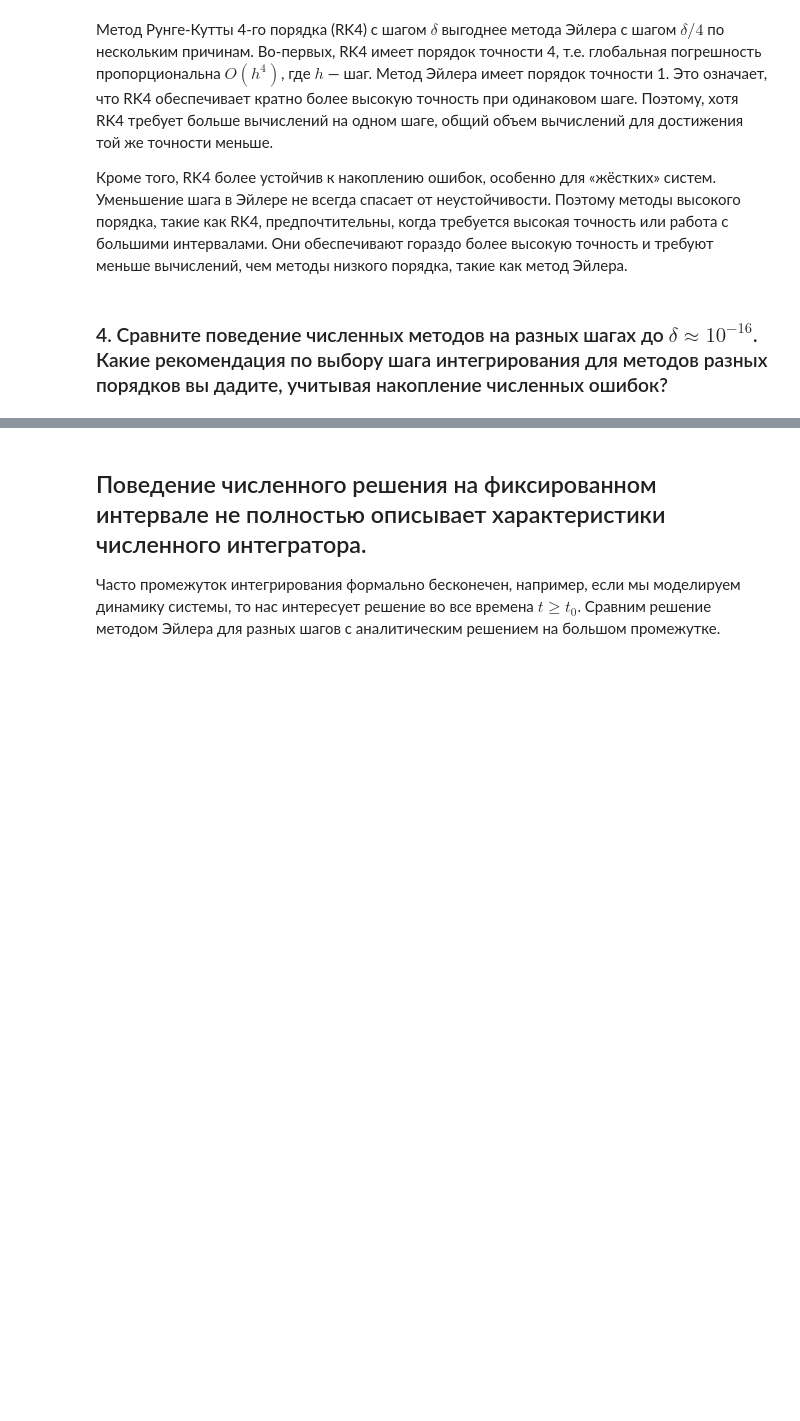
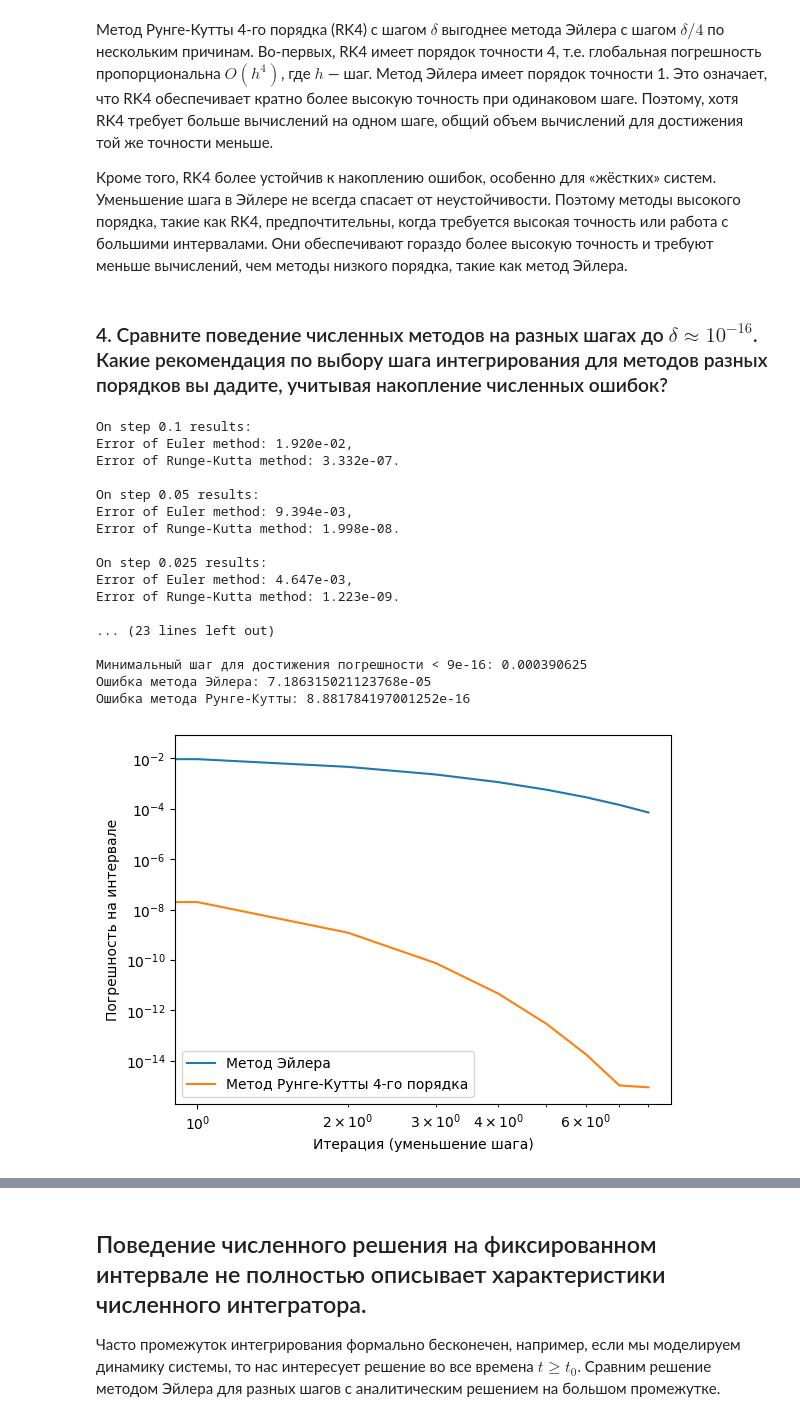
Before and after one commit to dyed-eye/numerical-methods, a Jupyter notebook: 7. Integrators.ipynb, the cells around one changed output, grey strips where cells are left out. Saved outputs shown, nothing was run; the diff lists cells and outputs as text; code cells hidden in the pictures; blank space fills up the shorter version.

```diff
--- a/7. Integrators.ipynb
+++ b/7. Integrators.ipynb
@@ -610,39 +610,76 @@ print(f"Рунге-Кутты 4: {time_rk4.average:.4f} сек")
 # %% [markdown]
 ### 4. Сравните поведение численных методов на разных шагах до $\delta\approx 10^{-16}$. Какие рекомендация по выбору шага интегрирования для методов разных порядков вы дадите, учитывая накопление численных ошибок?
 # %%
+y_exact_exp = lambda t: np.exp(-t)
+
+def f_exp(t, y):
+    return -y
+
+def run_integration(h):
+    N = int(T / h)
+    y_euler = 1.0
+    y_rk4 = 1.0
+    t = 0
+    error_rk4 = float('inf')
+
+    for _ in range(N):
+        y_euler = EulerIntegrator(h, y_euler, lambda y: f_exp(t, y))
+        y_rk4 = RungeKuttaIntegrator(h, y_rk4, lambda y: f_exp(t, y))
+        t += h
+
+        error_euler = abs(y_euler - y_exact_exp(T))
+        error_rk4 = abs(y_rk4 - y_exact_exp(T))
+
+        if error_rk4 < target_error:
+            break
+
+    return error_euler, error_rk4
+
 T = 1
-target_error = 1e-16
+target_error = 9e-16
 h = 1e-1
 errors_euler = []
 errors_rk4 = []
+min_h = 1e-16
 
-while True:
-    N = int(T / h)
-
-    y_euler = 1.0
-    y_rk4 = 1.0
-    for _ in range(N):
-        y_euler = EulerIntegrator(h, y_euler, f_exp)
-        y_rk4 = RungeKuttaIntegrator(h, y_rk4, f_exp)
-
-    error_euler = abs(y_euler - y_exact_exp(T))
-    error_rk4 = abs(y_rk4 - y_exact_exp(T))
-
+while h >= min_h:
+    error_euler, error_rk4 = run_integration(h)
     errors_euler.append(error_euler)
     errors_rk4.append(error_rk4)
-
-    if error_euler < target_error and error_rk4 < target_error:
+    print(f"On step {h} results:\nError of Euler method: {error_euler:.3e},\nError of Runge-Kutta method: {error_rk4:.3e}.\n")
+    if error_rk4 < target_error:
         break
-
     h /= 2
 
-print(f"Минимальный шаг для достижения погрешности < {target_error}: {h}")
-print(f"Ошибка метода Эйлера: {error_euler}")
-print(f"Ошибка метода Рунге-Кутты: {error_rk4}")
+if h < min_h:
+    print("Не удалось достичь заданной точности.")
+else:
+    print(f"Минимальный шаг для достижения погрешности < {target_error}: {h}")
+    print(f"Ошибка метода Эйлера: {error_euler}")
+    print(f"Ошибка метода Рунге-Кутты: {error_rk4}")
 
-plt.loglog(errors_euler, label='Эйлера')
-plt.loglog(errors_rk4, label='Рунге-Кутты 4-го порядка')
+plt.loglog(errors_euler, label='Метод Эйлера')
+plt.loglog(errors_rk4, label='Метод Рунге-Кутты 4-го порядка')
 plt.xlabel('Итерация (уменьшение шага)')
 plt.ylabel('Погрешность на интервале')
 plt.legend()
 plt.show()
+# %% [output]
+On step 0.1 results:
+Error of Euler method: 1.920e-02,
+Error of Runge-Kutta method: 3.332e-07.
+
+On step 0.05 results:
+Error of Euler method: 9.394e-03,
+Error of Runge-Kutta method: 1.998e-08.
+
+On step 0.025 results:
+Error of Euler method: 4.647e-03,
+Error of Runge-Kutta method: 1.223e-09.
+
+... (23 lines left out)
+
+Минимальный шаг для достижения погрешности < 9e-16: 0.000390625
+Ошибка метода Эйлера: 7.186315021123768e-05
+Ошибка метода Рунге-Кутты: 8.881784197001252e-16
+[figure, added]
```
Also changed, not shown: parts of 3 cells of this notebook, 1 other file.
